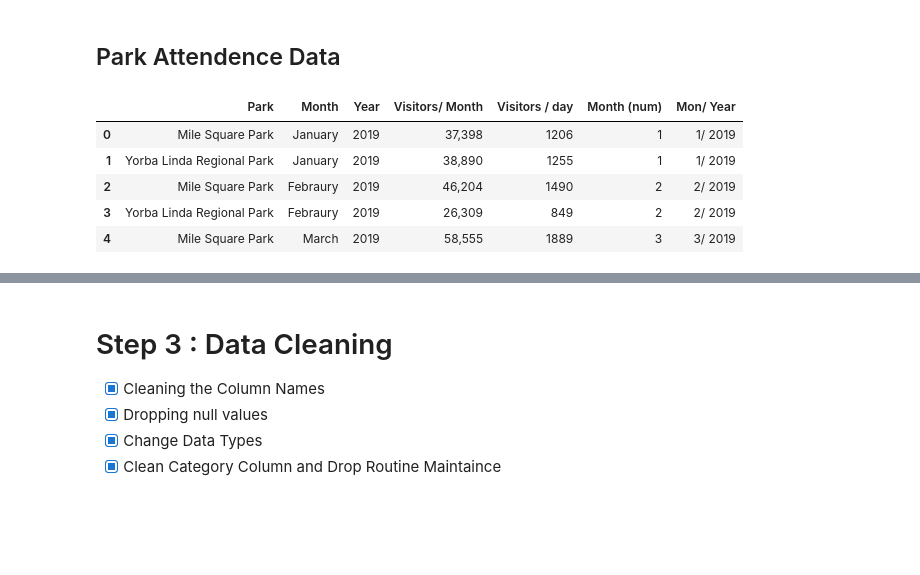
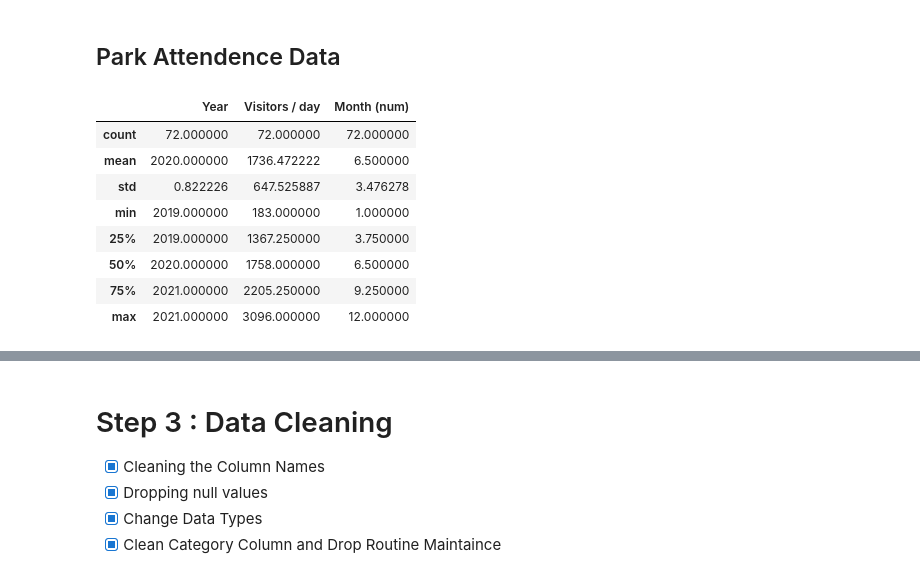
Before and after one commit to robertmounce/Python_Portfolio, a Jupyter notebook: wheel-fun-rentals-cleaning-and-basic-analysis.ipynb, the cells around one changed output, grey strips where cells are left out. Drawn from its saved outputs; the diff is of its cells as text; code cells hidden in the pictures; blank space fills up the shorter version.

```diff
--- a/wheel-fun-rentals-cleaning-and-basic-analysis.ipynb
+++ b/wheel-fun-rentals-cleaning-and-basic-analysis.ipynb
@@ -199,11 +199,14 @@ Name: Status, dtype: int64
 # %% [markdown]
 ## Park Attendence Data
 # %%
-pk.head()
+pk.describe()
 # %% [output]
-|  | Park | Month | Year | Visitors/ Month | Visitors / day | Month (num) | Mon/ Year |
-| 0 | Mile Square Park | January | 2019 | 37,398 | 1206 | 1 | 1/ 2019 |
-| 1 | Yorba Linda Regional Park | January | 2019 | 38,890 | 1255 | 1 | 1/ 2019 |
-| 2 | Mile Square Park | Febraury | 2019 | 46,204 | 1490 | 2 | 2/ 2019 |
-| 3 | Yorba Linda Regional Park | Febraury | 2019 | 26,309 | 849 | 2 | 2/ 2019 |
-| 4 | Mile Square Park | March | 2019 | 58,555 | 1889 | 3 | 3/ 2019 |
+|  | Year | Visitors / day | Month (num) |
+| count | 72.000000 | 72.000000 | 72.000000 |
+| mean | 2020.000000 | 1736.472222 | 6.500000 |
+| std | 0.822226 | 647.525887 | 3.476278 |
+| min | 2019.000000 | 183.000000 | 1.000000 |
+| 25% | 2019.000000 | 1367.250000 | 3.750000 |
+| 50% | 2020.000000 | 1758.000000 | 6.500000 |
+| 75% | 2021.000000 | 2205.250000 | 9.250000 |
+| max | 2021.000000 | 3096.000000 | 12.000000 |
```
Also changed, not shown: parts of 10 cells of this notebook.
